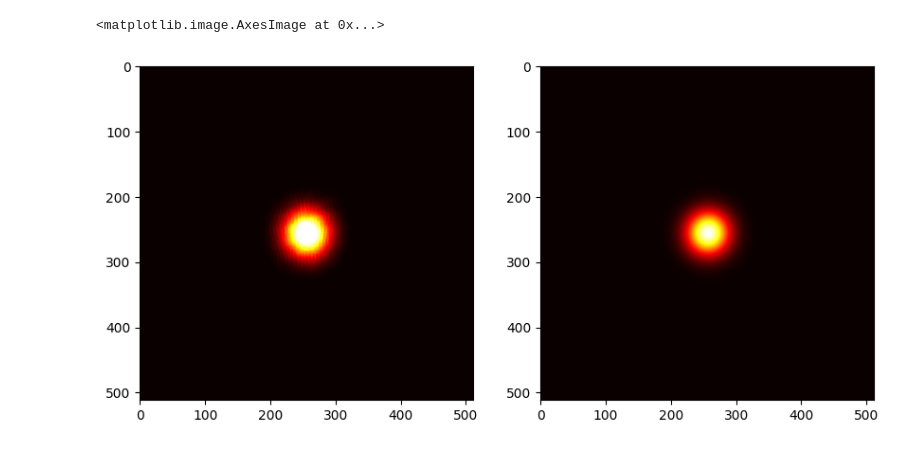
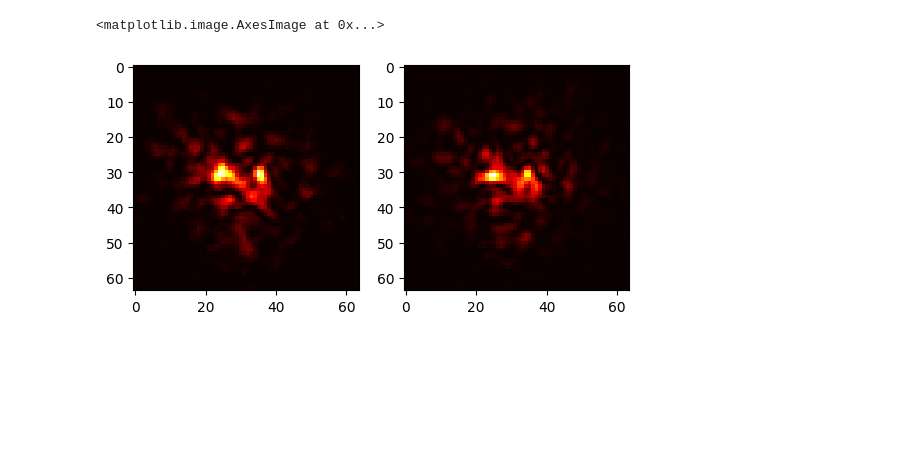
Before and after one commit to marcsgil/random_phase_measurements, a Jupyter notebook: tomography.ipynb, the cells around one changed output. Saved outputs shown, nothing was run; the diff lists cells and outputs as text; code cells hidden in the pictures; blank space fills up the shorter version.

```diff
--- a/tomography.ipynb
+++ b/tomography.ipynb
@@ -91,11 +78,31 @@ bg_fourier = camera_fourier.capture().mean()
+# %%
+modes = np.empty((8, *xs.shape), dtype=np.complex64)
+
+modes[0] = slmcontrol.lg(xs, ys, p=0, l=1, w=30)
+modes[1] = slmcontrol.lg(xs, ys, p=0, l=2, w=30)
+modes[2] = slmcontrol.lg(xs, ys, p=0, l=-4, w=30)
+modes[3] = slmcontrol.lg(xs, ys, p=1, l=-1, w=30)
+
+modes[4] = slmcontrol.hg(xs, ys, m=1, n=0, w=30)
+modes[5] = slmcontrol.diagonal_hg(xs, ys, m=2, n=2, w=30)
+
+modes[6] = slmcontrol.lg(xs, ys, p=0, l=0, w=30) + slmcontrol.lg(xs, ys, p=0, l=1, w=30) + slmcontrol.lg(xs, ys, p=0, l=-2, w=30)
+
+with h5py.File("../turbulence_compensation/data/output.h5") as file:
+    data = file["fields"][:]
+    u0 = np.sqrt(data[:, 0]) * np.exp(1j * data[:, 1])
+
+modes[7] = resize_and_center(u0[0], (SIZE, SIZE), 0.8)
 # %%
-amplitude = 2**25
-sigma = 0.5 / 2 / np.pi
+amplitude = 2
+
+sigma = 0.08
 
 phase_mask = fourier_phase_screen(slm.height, slm.width // 2, amplitude=amplitude, sigma=sigma)
 phase_transformation = np.exp(1j * phase_mask)
-rotated_phase_transformation = affine_transform(phase_transformation, inv(u_direct))
+cropped_phase_mask = crop_center(phase_mask, SIZE)
+cropped_phase_transformation = np.exp(1j * cropped_phase_mask)
 
-plt.imshow(np.angle(phase_transformation), cmap="twilight")
+plt.imshow(cropped_phase_mask, cmap="twilight")
 # %% [output]
 <matplotlib.image.AxesImage at 0x...>
@@ -128,9 +142,16 @@ plt.imshow(np.abs(fourier_transform(np.sqrt(image_fourier)))**2)
 # %%
-ft_mode = fourier_transform(mode)
-corrected_ft_mode = affine_transform(ft_mode, inv(A_fourier), -inv(A_fourier) @ t_fourier, output_shape=image_fourier.shape)
-fig, axs = plt.subplots(1, 2, figsize=(10, 8))
-axs[0].imshow(image_fourier, cmap="hot")
-axs[1].imshow(np.abs(corrected_ft_mode)**2, cmap="hot")
+_image_direct = affine_transform(image_direct, A_direct, t_direct)
+_image_fourier = affine_transform(image_fourier, A_fourier, t_fourier)
+_image_phase_fourier = affine_transform(image_phase_fourier, A_fourier, t_fourier)
+
+amplitude_direct = np.sqrt(_image_direct / _image_direct.sum())
+amplitude_fourier = np.sqrt(_image_fourier / _image_fourier.sum())
+amplitude_phase_fourier = np.sqrt(_image_phase_fourier / _image_phase_fourier.sum())
+
+
+fig, axs = plt.subplots(1, 2)
+axs[0].imshow(crop_center(_image_phase_fourier, 64), cmap="hot")
+axs[1].imshow(crop_center(np.abs(mode_phase_fourier)**2, 64), cmap="hot")
 # %% [output]
 <matplotlib.image.AxesImage at 0x...>
-[figure, old version]
+[figure, new version]
```
Also changed, not shown: parts of 24 cells of this notebook, 5 other files.
